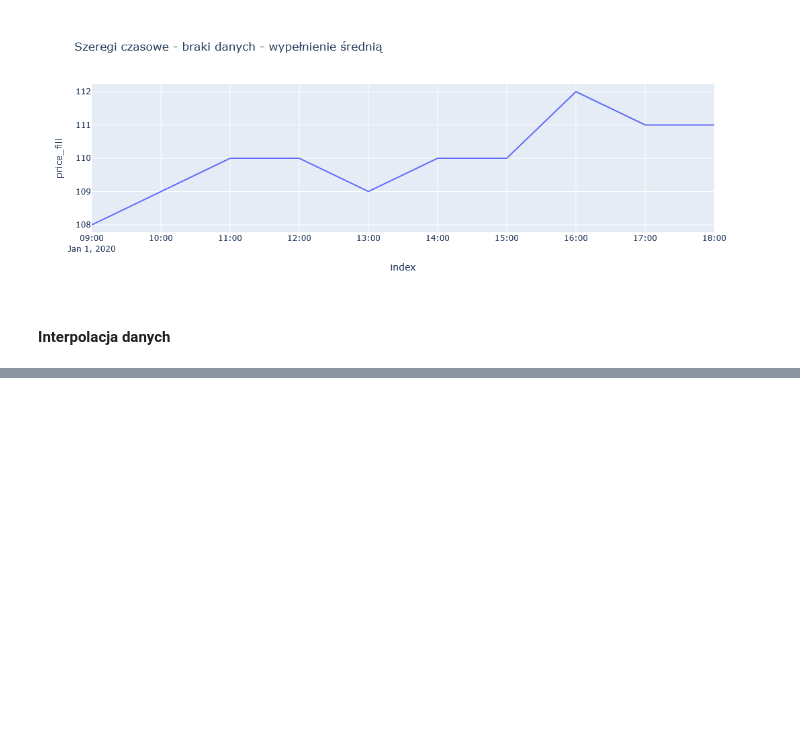
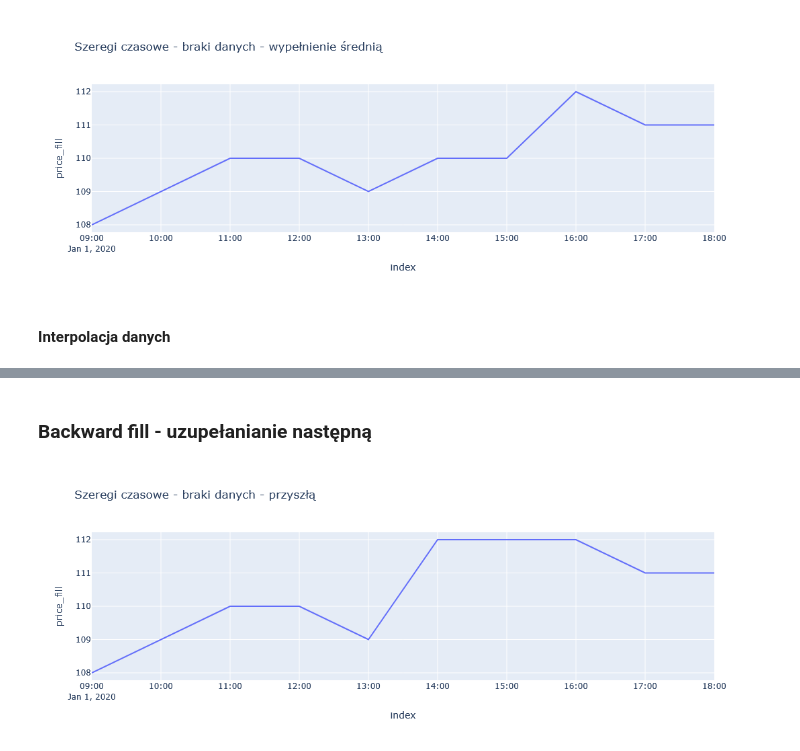
Before and after one commit to DamianPodrazaCode/Python_code, a Jupyter notebook: Jupyter/SciKit-Learn-bootcamp_cz1/02_missing_values.ipynb, the cells around one changed output, grey strips where cells are left out. Saved outputs shown, nothing was run; the diff lists cells and outputs as text; code cells hidden in the pictures; blank space fills up the shorter version.

```diff
--- a/Jupyter/SciKit-Learn-bootcamp_cz1/02_missing_values.ipynb
+++ b/Jupyter/SciKit-Learn-bootcamp_cz1/02_missing_values.ipynb
@@ -352,0 +367,8 @@ px.line(df_plotly, 'index', 'price_fill', width=600, height=400, title='Szeregi
+# %% [markdown]
+### Backward fill - uzupełanianie następną
+# %%
+df_plotly = df.reset_index()
+df_plotly["price_fill"] = df_plotly["price"].bfill() #fillna(method='ffill')
+px.line(df_plotly, 'index', 'price_fill', width=600, height=400, title='Szeregi czasowe - braki danych - przyszłą')
+# %% [output]
+[figure, added]
```
Also changed, not shown: parts of 3 cells of this notebook.
